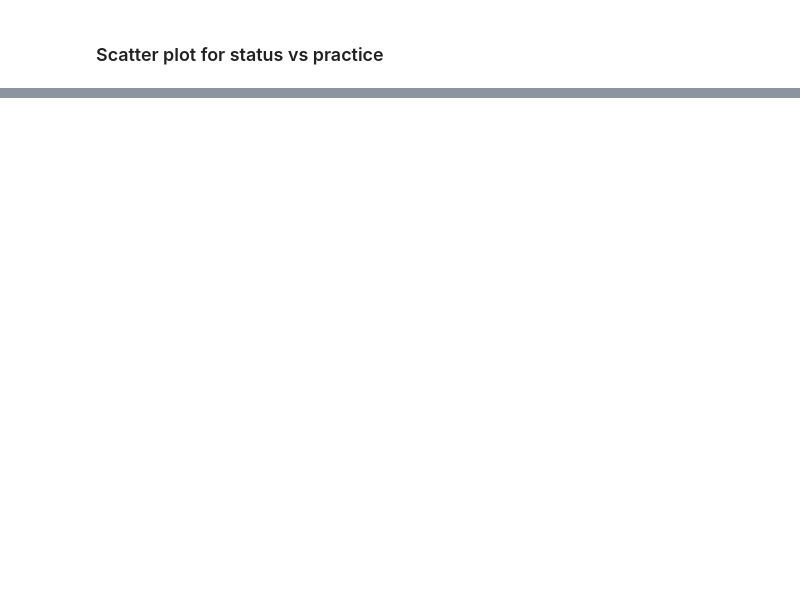
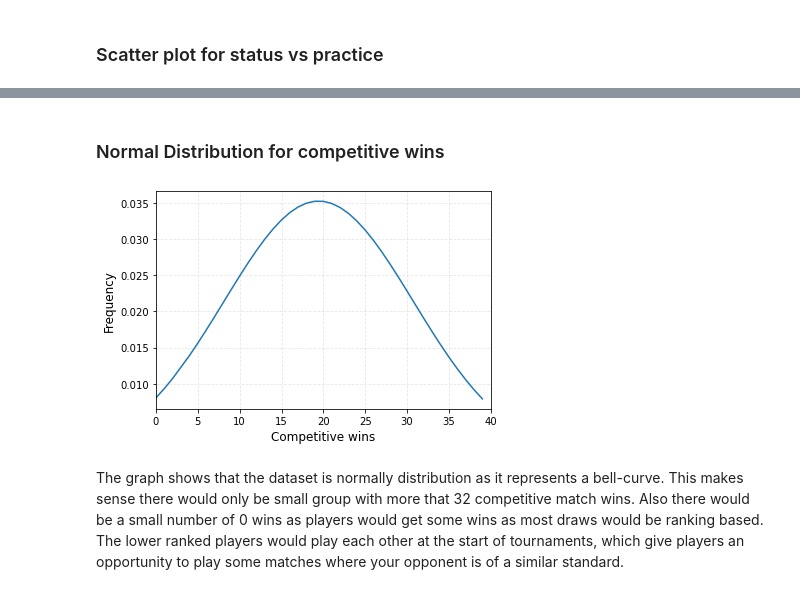
Before and after one commit to G00232918/PfDA_Assignment, a Jupyter notebook: Project_1.ipynb, the cells around one changed output, grey strips where cells are left out. Saved outputs shown, nothing was run; the diff lists cells and outputs as text; code cells hidden in the pictures; blank space fills up the shorter version.

Commit message:
Update comments, norm dis,readme

```diff
--- a/Project_1.ipynb
+++ b/Project_1.ipynb
@@ -213 +221,23 @@ max       82.000000
 Name: comp_match_wins, dtype: float64
+# %% [markdown]
+### Normal Distribution for competitive wins
+# %%
+import scipy.stats as stats
+
+df_mean = np.mean(df["comp_match_wins"])
+df_std = np.std(df["comp_match_wins"])
+
+# Calculating probability density function (PDF)
+pdf = stats.norm.pdf(df["comp_match_wins"].sort_values(), df_mean, df_std)
+
+# Drawing a graph
+plt.plot(df["comp_match_wins"].sort_values(), pdf)
+plt.xlim([0,40])
+plt.xlabel("Competitive wins", size=12)
+plt.ylabel("Frequency", size=12)
+plt.grid(True, alpha=0.3, linestyle="--")
+plt.show()
+# %% [output]
+[figure, added]
+# %% [markdown]
+The graph shows that the dataset is normally distribution as it represents a bell-curve. This makes sense there would only be small group with more that 32 competitive match wins. Also there would be a small number of 0 wins as players would get some wins as most draws would be ranking based. The lower ranked players would play each other at the start of tournaments, which give players an opportunity to play some matches where your opponent is of a similar standard.
```
Also changed, not shown: parts of 16 cells of this notebook, 1 other file.
